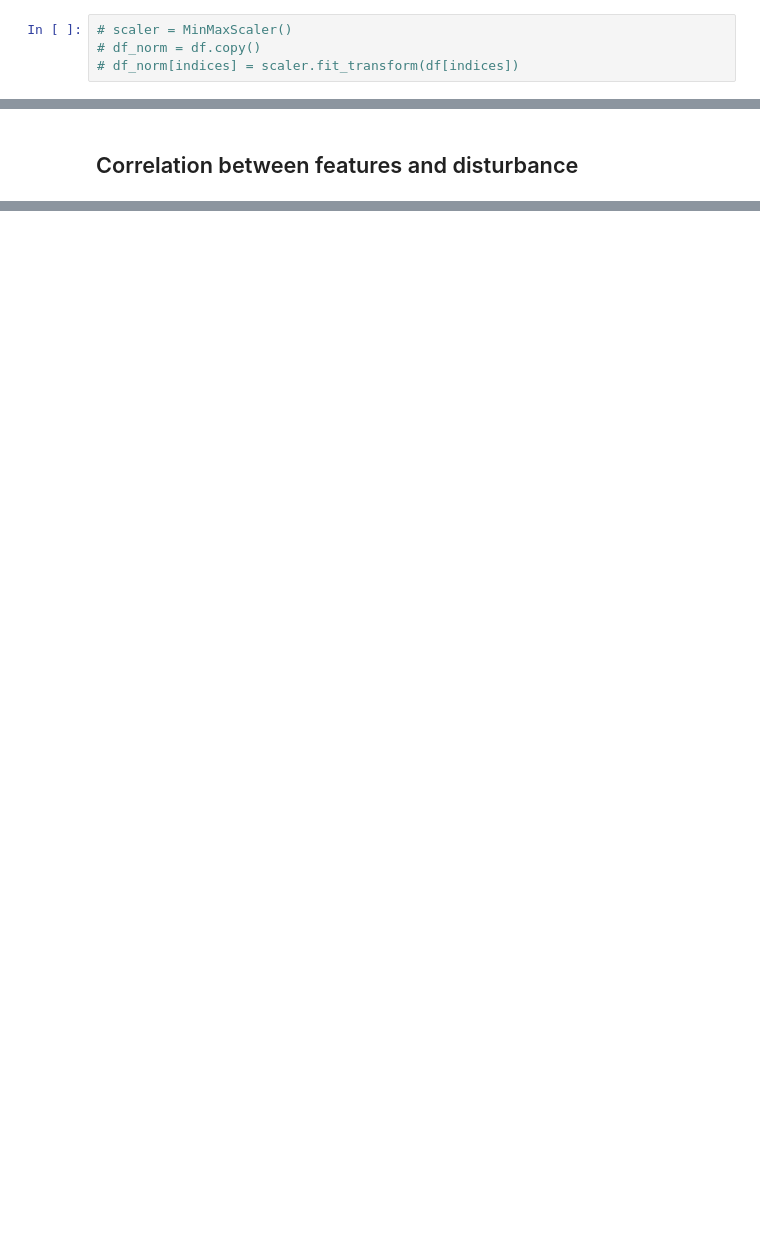
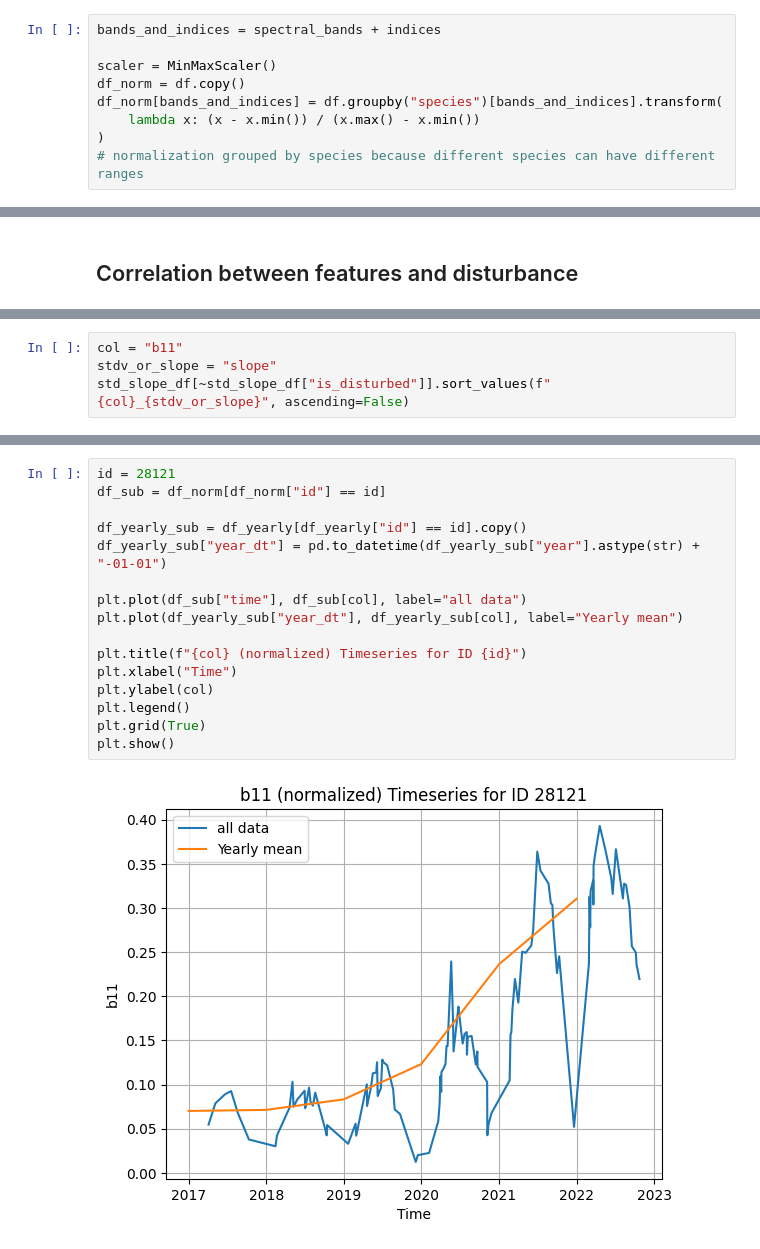
Before and after one commit to RafaelRiesle/tree_classification, a Jupyter notebook: notebooks/evelin/detect_disturbed_trees.ipynb, the cells around one changed output, grey strips where cells are left out. Drawn from its saved outputs; the diff is of its cells as text; blank space fills up the shorter version.

```diff
--- a/notebooks/evelin/detect_disturbed_trees.ipynb
+++ b/notebooks/evelin/detect_disturbed_trees.ipynb
@@ -119,5 +39,10 @@ df[df["mcari"] > 10000]
 # %%
-# scaler = MinMaxScaler()
-# df_norm = df.copy()
-# df_norm[indices] = scaler.fit_transform(df[indices])
+bands_and_indices = spectral_bands + indices
+
+scaler = MinMaxScaler()
+df_norm = df.copy()
+df_norm[bands_and_indices] = df.groupby("species")[bands_and_indices].transform(
+    lambda x: (x - x.min()) / (x.max() - x.min())
+)
+# normalization grouped by species because different species can have different ranges
 # %%
@@ -187,0 +162,4 @@ Name: is_disturbed, dtype: float64
+# %%
+col = "b11"
+stdv_or_slope = "slope"
+std_slope_df[~std_slope_df["is_disturbed"]].sort_values(f"{col}_{stdv_or_slope}", ascending=False)
@@ -187,0 +180,18 @@ Name: is_disturbed, dtype: float64
+# %%
+id = 28121
+df_sub = df_norm[df_norm["id"] == id]
+
+df_yearly_sub = df_yearly[df_yearly["id"] == id].copy()
+df_yearly_sub["year_dt"] = pd.to_datetime(df_yearly_sub["year"].astype(str) + "-01-01")
+
+plt.plot(df_sub["time"], df_sub[col], label="all data")
+plt.plot(df_yearly_sub["year_dt"], df_yearly_sub[col], label="Yearly mean")
+
+plt.title(f"{col} (normalized) Timeseries for ID {id}")
+plt.xlabel("Time")
+plt.ylabel(col)
+plt.legend()
+plt.grid(True)
+plt.show()
+# %% [output]
+[figure, new version]
```
Also changed, not shown: parts of 20 cells of this notebook.
